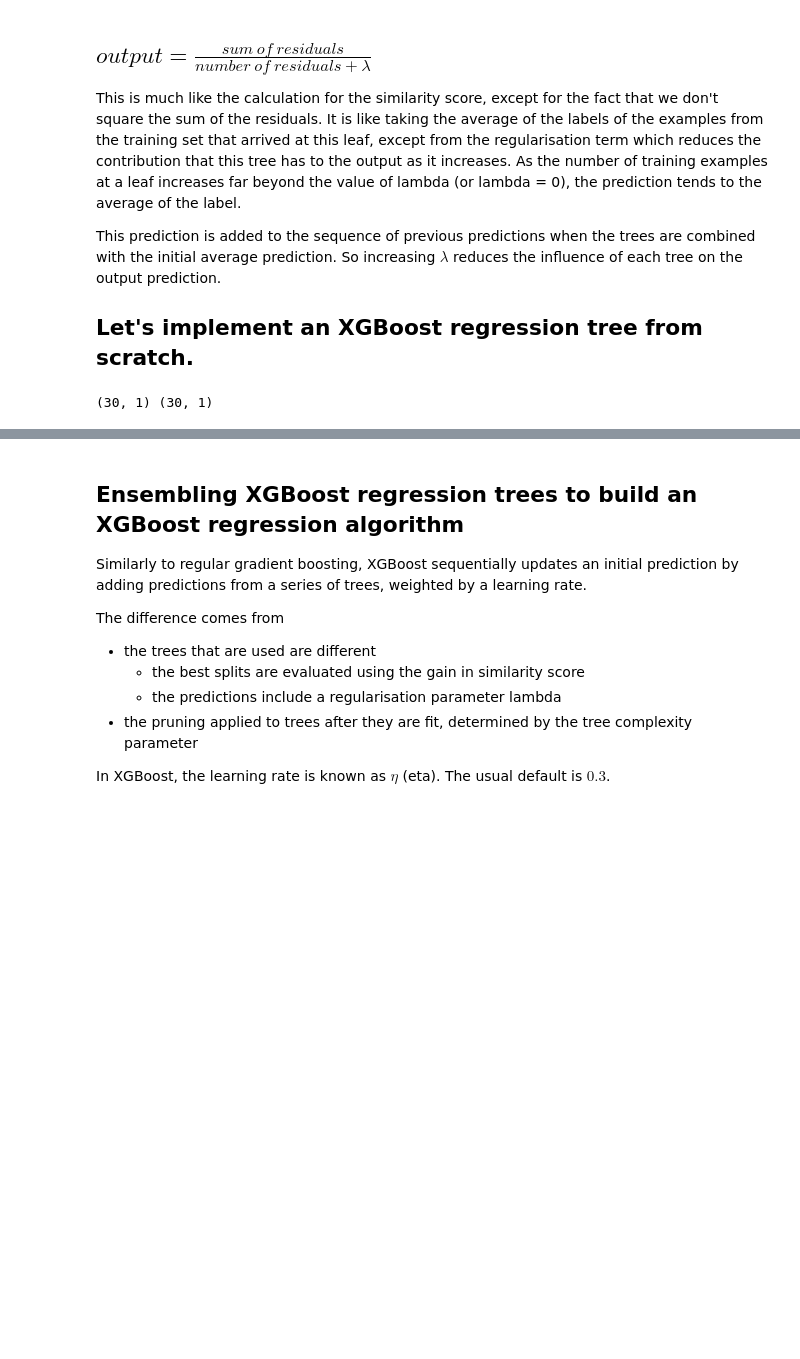
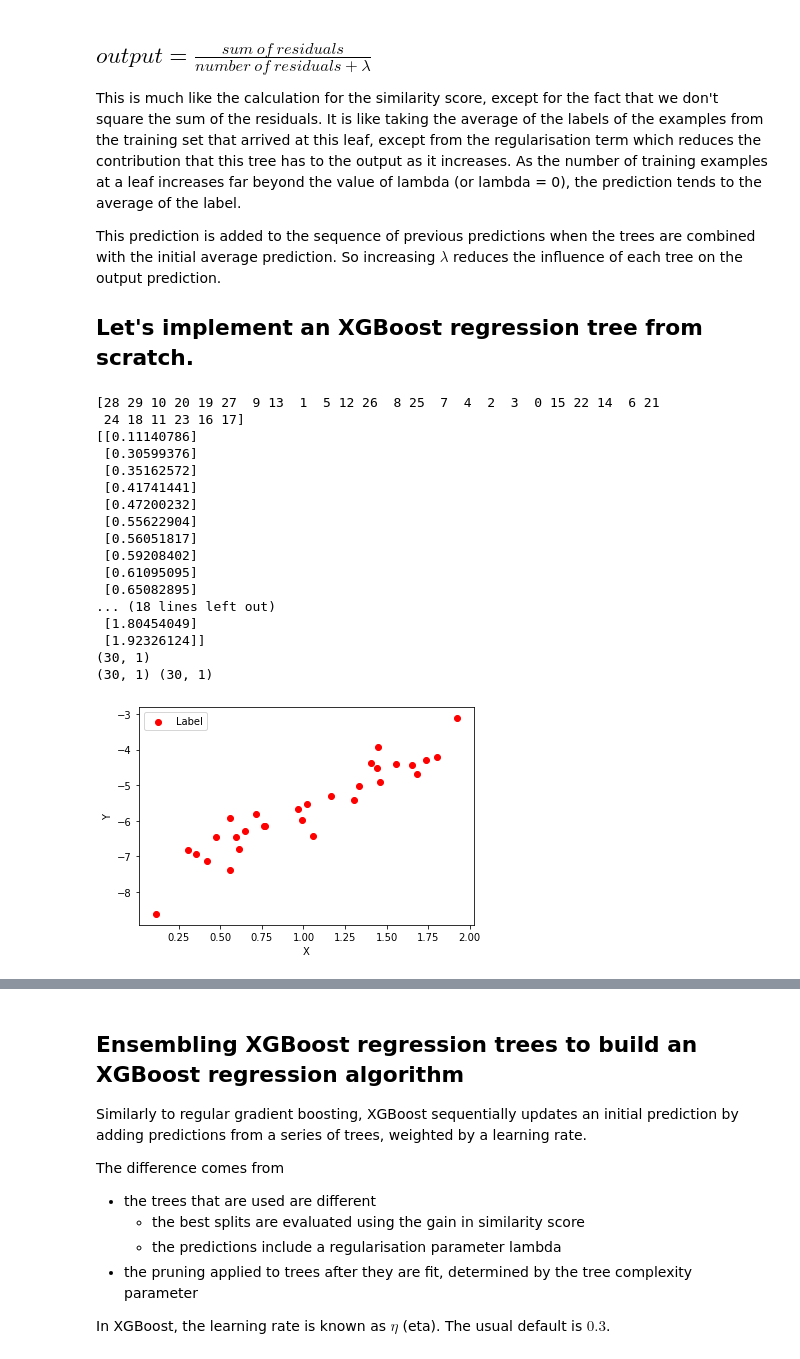
Before and after one commit to TataAndBigData/Practical-ML-DS, a Jupyter notebook: Chapter 1. Machine Learning Foundations/18. XGBoost.ipynb, the cells around one changed output, grey strips where cells are left out. Drawn from its saved outputs; the diff is of its cells as text; code cells hidden in the pictures; blank space fills up the shorter version.

```diff
--- a/Chapter 1. Machine Learning Foundations/18. XGBoost.ipynb
+++ b/Chapter 1. Machine Learning Foundations/18. XGBoost.ipynb
@@ -89,10 +89,28 @@ So increasing $\lambda$ reduces the influence of each tree on the output predict
 
 ## Let's implement an XGBoost regression tree from scratch.
 # %%
-from utils import get_regression_data, visualise_regression_predictions
+from utils import get_regression_data, visualise_regression_data
 X, Y = get_regression_data(m=30)
+visualise_regression_data(X, Y)
 # %% [output]
+[28 29 10 20 19 27  9 13  1  5 12 26  8 25  7  4  2  3  0 15 22 14  6 21
+ 24 18 11 23 16 17]
+[[0.11140786]
+ [0.30599376]
+ [0.35162572]
+ [0.41741441]
+ [0.47200232]
+ [0.55622904]
+ [0.56051817]
+ [0.59208402]
+ [0.61095095]
+ [0.65082895]
+... (18 lines left out)
+ [1.80454049]
+ [1.92326124]]
+(30, 1)
 (30, 1) (30, 1)
+[figure, added]
 # %%
 import sklearn.tree
 from pprint import PrettyPrinter
```
Also changed, not shown: parts of 1 cell of this notebook, 1 other file.
